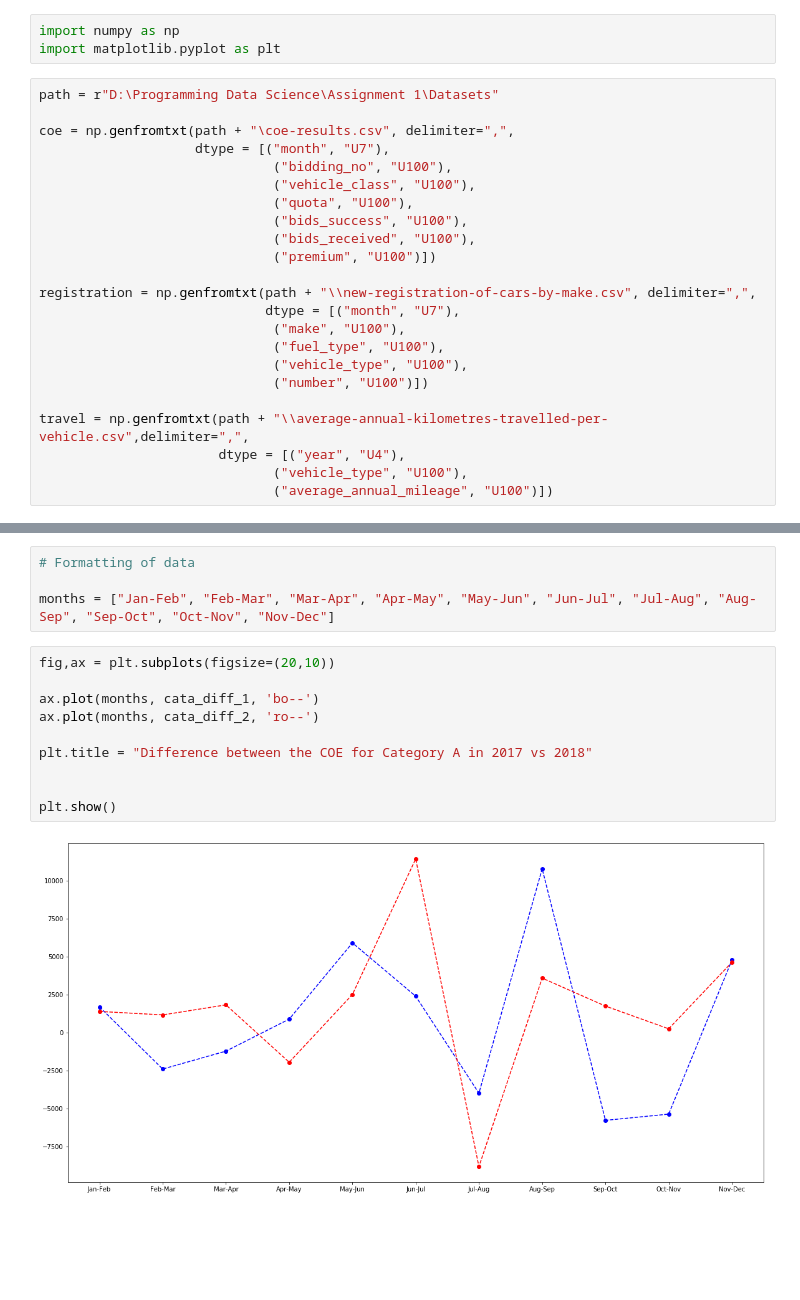
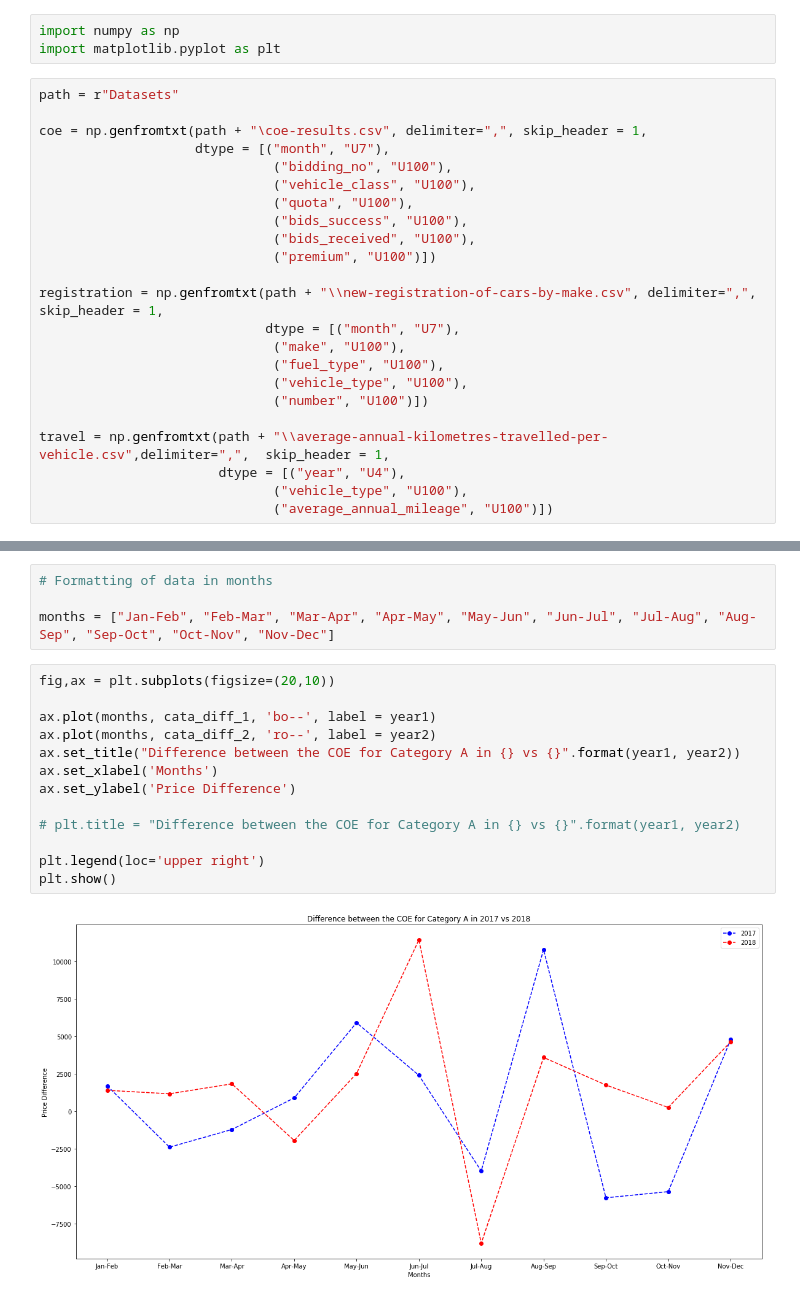
Before and after one commit to jurgen-tan-git/PDS-Assignments, a Jupyter notebook: PDS Assignment 1.ipynb, the cells around one changed output, grey strips where cells are left out. Saved outputs shown, nothing was run; the diff lists cells and outputs as text; blank space fills up the shorter version.

Commit message:
Added 2nd graph and some stats

```diff
--- a/PDS Assignment 1.ipynb
+++ b/PDS Assignment 1.ipynb
@@ -2,9 +2,9 @@
 import numpy as np
 import matplotlib.pyplot as plt
 # %%
-path = r"D:\Programming Data Science\Assignment 1\Datasets"
+path = r"Datasets"
 
-coe = np.genfromtxt(path + "\coe-results.csv", delimiter=",",
+coe = np.genfromtxt(path + "\coe-results.csv", delimiter=",", skip_header = 1,
                     dtype = [("month", "U7"),
                               ("bidding_no", "U100"),
                               ("vehicle_class", "U100"),
@@ -13,14 +13,14 @@ coe = np.genfromtxt(path + "\coe-results.csv", delimiter=",",
                               ("bids_received", "U100"),
                               ("premium", "U100")])
 
-registration = np.genfromtxt(path + "\\new-registration-of-cars-by-make.csv", delimiter=",",
+registration = np.genfromtxt(path + "\\new-registration-of-cars-by-make.csv", delimiter=",", skip_header = 1,
                              dtype = [("month", "U7"),
                               ("make", "U100"),
                               ("fuel_type", "U100"),
                               ("vehicle_type", "U100"),
                               ("number", "U100")])
 
-travel = np.genfromtxt(path + "\\average-annual-kilometres-travelled-per-vehicle.csv",delimiter=",",
+travel = np.genfromtxt(path + "\\average-annual-kilometres-travelled-per-vehicle.csv",delimiter=",",  skip_header = 1,
                        dtype = [("year", "U4"),
                               ("vehicle_type", "U100"),
                               ("average_annual_mileage", "U100")])
@@ -112,16 +88,19 @@ print(cata_diff_2)
 # %%
-# Formatting of data
+# Formatting of data in months
 
 months = ["Jan-Feb", "Feb-Mar", "Mar-Apr", "Apr-May", "May-Jun", "Jun-Jul", "Jul-Aug", "Aug-Sep", "Sep-Oct", "Oct-Nov", "Nov-Dec"]
 # %%
 fig,ax = plt.subplots(figsize=(20,10))
 
-ax.plot(months, cata_diff_1, 'bo--')
-ax.plot(months, cata_diff_2, 'ro--')
+ax.plot(months, cata_diff_1, 'bo--', label = year1)
+ax.plot(months, cata_diff_2, 'ro--', label = year2)
+ax.set_title("Difference between the COE for Category A in {} vs {}".format(year1, year2))
+ax.set_xlabel('Months')
+ax.set_ylabel('Price Difference')
 
-plt.title = "Difference between the COE for Category A in 2017 vs 2018"
+# plt.title = "Difference between the COE for Category A in {} vs {}".format(year1, year2)
 
-
+plt.legend(loc='upper right')
 plt.show()
 # %% [output]
-[figure, old version]
+[figure, new version]
```
Also changed, not shown: parts of 10 cells of this notebook.
